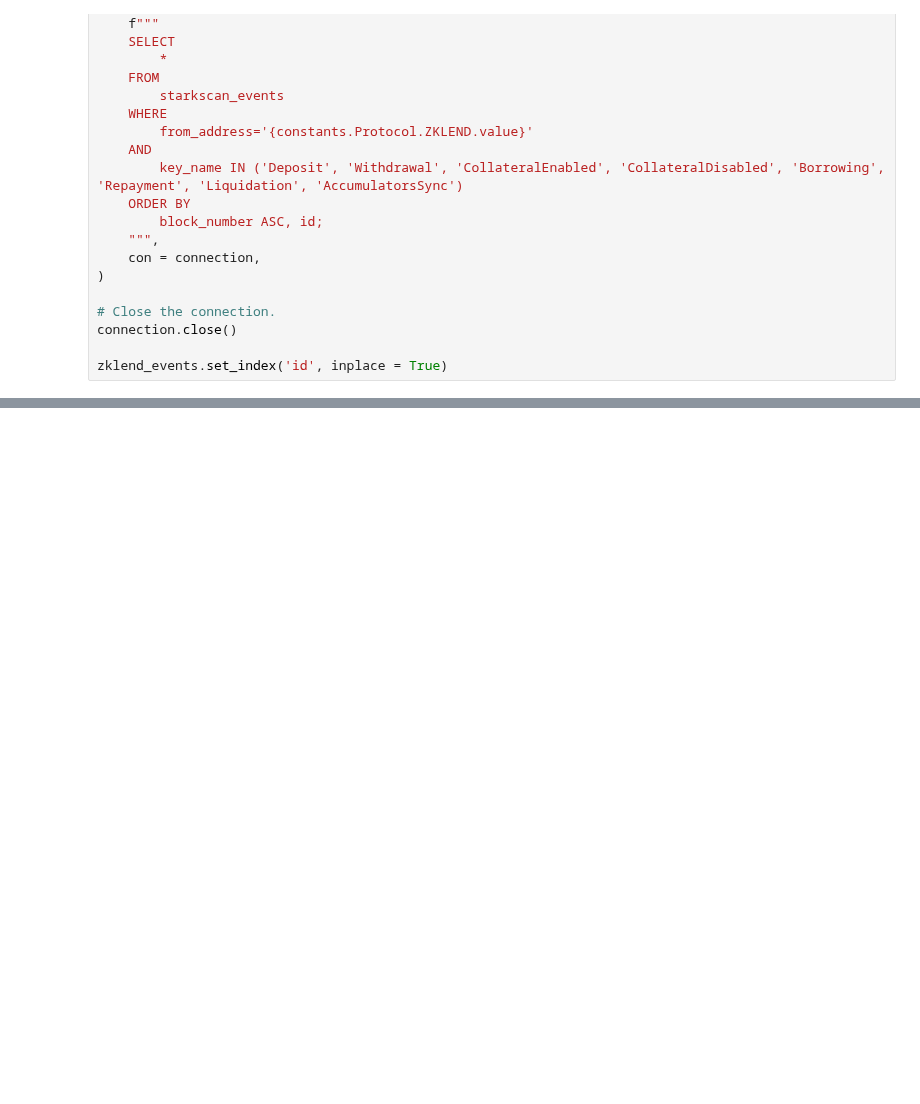
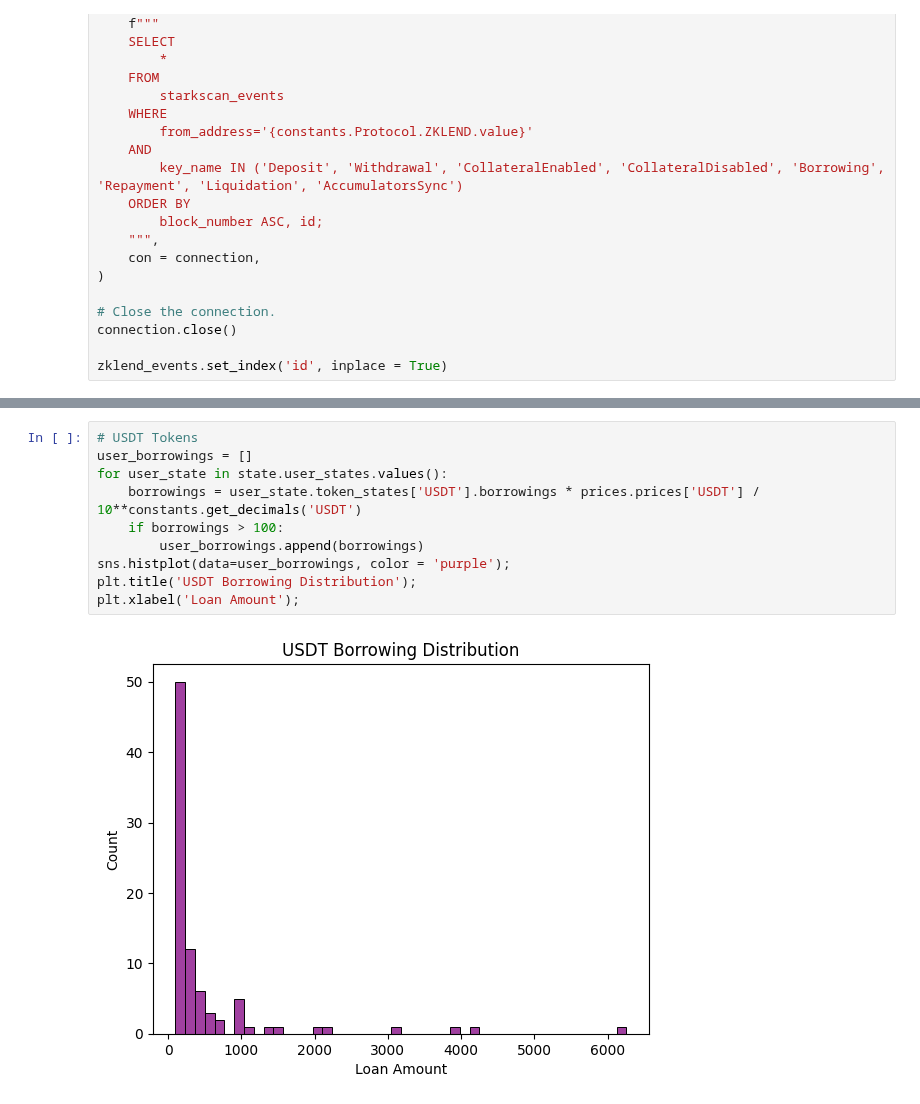
Before and after one commit to CarmineOptions/derisk-research, a Jupyter notebook: visualizations.ipynb, the cells around one changed output, grey strips where cells are left out. Drawn from its saved outputs; the diff is of its cells as text; blank space fills up the shorter version.

```diff
--- a/visualizations.ipynb
+++ b/visualizations.ipynb
@@ -41,0 +85,12 @@ zklend_events.set_index('id', inplace = True)
+# %%
+# USDT Tokens
+user_borrowings = []
+for user_state in state.user_states.values():
+    borrowings = user_state.token_states['USDT'].borrowings * prices.prices['USDT'] / 10**constants.get_decimals('USDT')
+    if borrowings > 100:
+        user_borrowings.append(borrowings)
+sns.histplot(data=user_borrowings, color = 'purple');
+plt.title('USDT Borrowing Distribution');
+plt.xlabel('Loan Amount');
+# %% [output]
+[figure, added]
```
Also changed, not shown: parts of 15 cells of this notebook, 1 other file.
